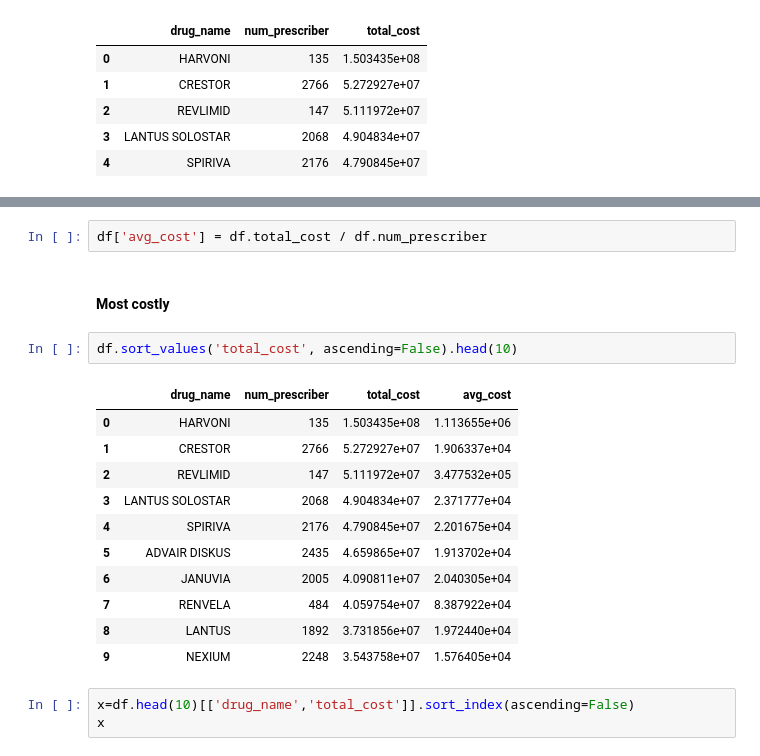
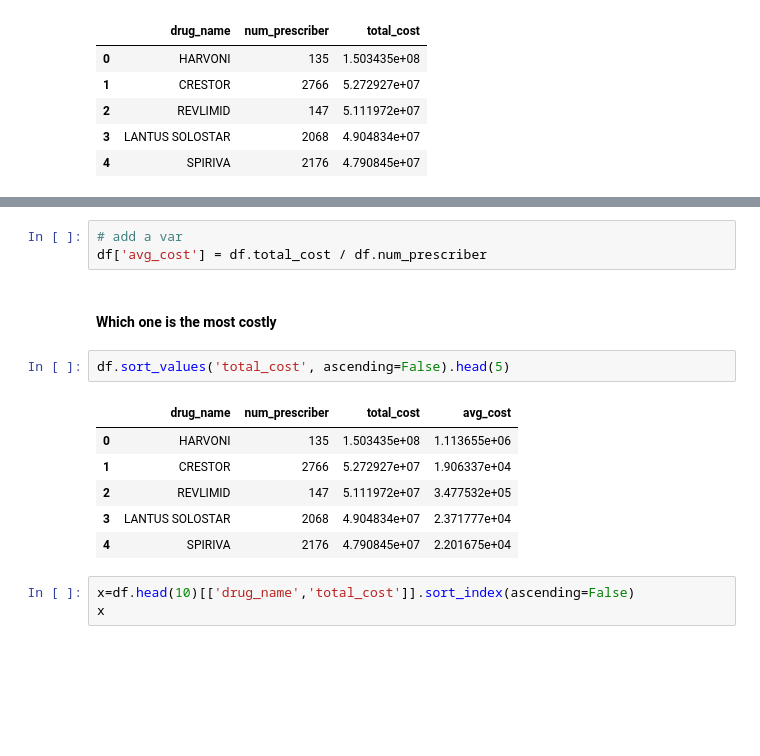
Before and after one commit to wgong/pharma_cnt, a Jupyter notebook: docs/top_drug.ipynb, the cells around one changed output, grey strips where cells are left out. Cells and saved outputs as stored; diff of their text form; blank space fills up the shorter version.

```diff
--- a/docs/top_drug.ipynb
+++ b/docs/top_drug.ipynb
@@ -43,21 +48,17 @@ df[df['num_prescriber'] < 1]
 # %%
+# add a var
 df['avg_cost'] = df.total_cost / df.num_prescriber
-# %% [markdown]
-#### Most costly
+# %% [markdown]
+#### Which one is the most costly
 # %%
-df.sort_values('total_cost', ascending=False).head(10)
+df.sort_values('total_cost', ascending=False).head(5)
 # %% [output]
 |  | drug_name | num_prescriber | total_cost | avg_cost |
 | 0 | HARVONI | 135 | 1.503435e+08 | 1.113655e+06 |
 | 1 | CRESTOR | 2766 | 5.272927e+07 | 1.906337e+04 |
 | 2 | REVLIMID | 147 | 5.111972e+07 | 3.477532e+05 |
 | 3 | LANTUS SOLOSTAR | 2068 | 4.904834e+07 | 2.371777e+04 |
 | 4 | SPIRIVA | 2176 | 4.790845e+07 | 2.201675e+04 |
-| 5 | ADVAIR DISKUS | 2435 | 4.659865e+07 | 1.913702e+04 |
-| 6 | JANUVIA | 2005 | 4.090811e+07 | 2.040305e+04 |
-| 7 | RENVELA | 484 | 4.059754e+07 | 8.387922e+04 |
-| 8 | LANTUS | 1892 | 3.731856e+07 | 1.972440e+04 |
-| 9 | NEXIUM | 2248 | 3.543758e+07 | 1.576405e+04 |
 # %%
 x=df.head(10)[['drug_name','total_cost']].sort_index(ascending=False)
 x
```
Also changed, not shown: parts of 10 cells of this notebook, 1 other file.
